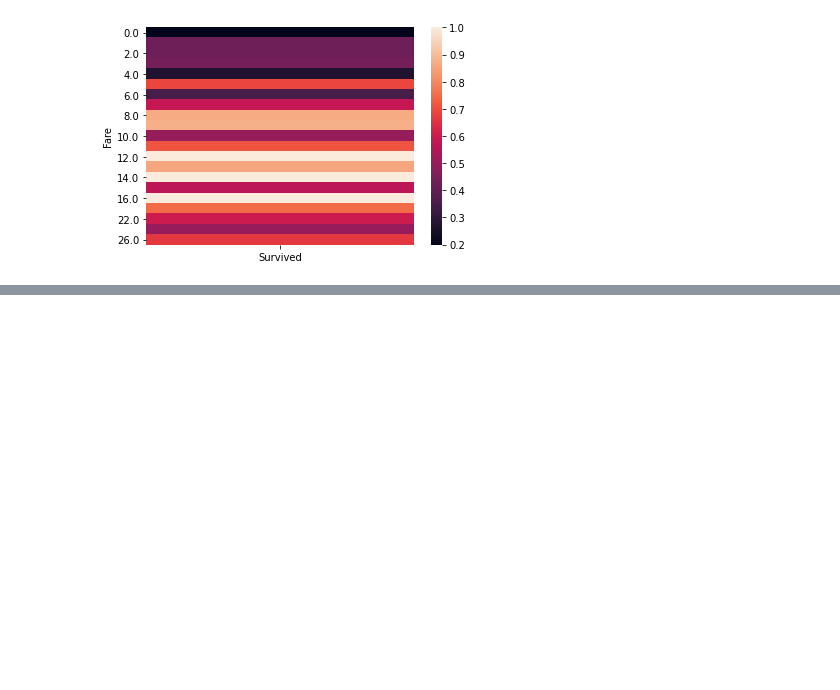
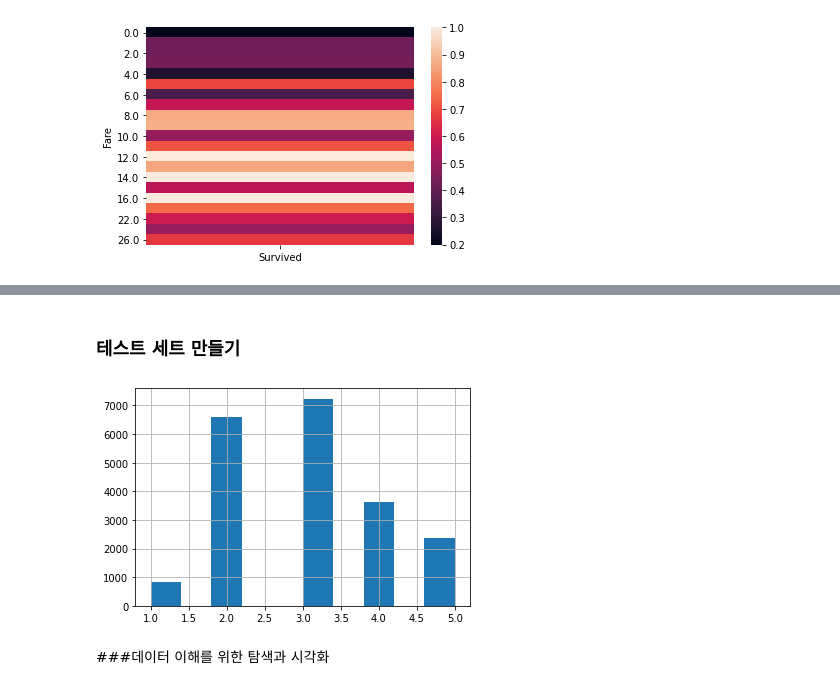
Before and after one commit to super-corini/programmers_kdt_II, a Jupyter notebook: Day3.ipynb, the cells around one changed output, grey strips where cells are left out. Saved outputs shown, nothing was run; the diff lists cells and outputs as text; code cells hidden in the pictures; blank space fills up the shorter version.

```diff
--- a/Day3.ipynb
+++ b/Day3.ipynb
@@ -426,0 +512,69 @@ plt.plot()
+# %% [markdown]
+### 테스트 세트 만들기
+# %%
+import numpy as np
+'''
+프로그램을 다시 실행하면 다른 테스트 세트가 생성됨->여러번하면 전체 데이터셋을 보게됨
+해결법1. 처음 실행에서 테스트 세트를 저장하고 다음번 실행에서 이를 불러들이는것
+해결법2. 항상 같은 난수 인데긋가 생성되도록 np.random.permutation()을 호출하기 전 난수 발생기의 초깃값을 지정
+하지만 해결법1,2 둘다 다음번에 업데이트된 데이터셋을 사용하려면 문제가 됨
+def split_train_test(data, test_ratio):
+    shuffled_indices=np.random.permutation(len(data))
+    test_set_size=int(len(data)*test_ratio)
+    test_indices=shuffled_indices[:test_set_size]
+    train_indices=shuffled_indices[test_set_size:]
+    return data.iloc[train_indices], data.iloc[test_indices]
+
+train_set, test_set=split_train_test(housing.0.2)
+print(len(train_set))
+print(len(test_set))
+'''
+
+'''
+위의 코드의 문제점을 해결한 코드
+샘플의 식별자를 사용하여 테스트 세트로 보낼지 말지 정하는 것
+'''
+from zlib import crc32
+
+def test_set_check(identifier, test_ratio):
+    return crc32(np.int64(identifier))&0xffffffff<test_ratio*2**32
+
+def split_train_test_by_id(data, test_ratio, id_column):
+    ids=data[id_column]
+    in_test_set=ids.apply(lambda id_:test_set_check(id_, test_ratio))
+    return data.loc[~in_test_set], data.loc[in_test_set]
+
+housing_with_id=housing.reset_index()   #'index'열이 추가된 데이터 프레임 반환
+train_set, test_set=split_train_test_by_id(housing_with_id, 0.2, "index")
+
+#사이킷런으로 데이터셋을 여러 서브셋으로 나눌수도 있음
+from sklearn.model_selection import train_test_split
+train_set, test_set=train_test_split(housing, test_size=0.2, random_state=42)
+
+'''
+위의 방법들은 무작위로 샘플을 뽑는 것
+데이터셋이 충분히 크다면 문제가 없지만 그렇지 않다면 샘플링 편향이 생길 가능성
+=>계층적 샘플링을 통해 비율을 유지해야함
+예를 들어 중간 소득이 예측에 중요한 변수라고 치면 이를 5개의 카테고리로 나눔
+0~1.5/1.5~3.0/3.0~4.5/4.5~6.0/6.0~
+'''
+housing["income_cat"]=pd.cut(housing["median_income"],
+                             bins=[0.,1.5,3.0,4.5,6.,np.inf],
+                             labels=[1,2,3,4,5])
+housing["income_cat"].hist()
+
+#소득 카테고리를 위에서 나눴으므로 계층 샘플링
+from sklearn.model_selection import StratifiedShuffleSplit
+split=StratifiedShuffleSplit(n_splits=1, test_size=0.2, random_state=42)
+for train_index, test_index in split.split(housing, housing["income_cat"]):
+    strat_train_set=housing.loc[train_index]
+    strat_test_set=housing.loc[test_index]
+strat_test_set["income_cat"].value_counts()/len(strat_test_set)
+
+#income_cat특성삭제해서 데이터를 원래대로 되돌림
+for set_ in (strat_train_set, strat_test_set):
+    set_.drop("income_cat", axis=1, inplace=True)
+# %% [output]
+[figure, added]
+# %% [markdown]
+###데이터 이해를 위한 탐색과 시각화
```
Also changed, not shown: parts of 11 cells of this notebook.
